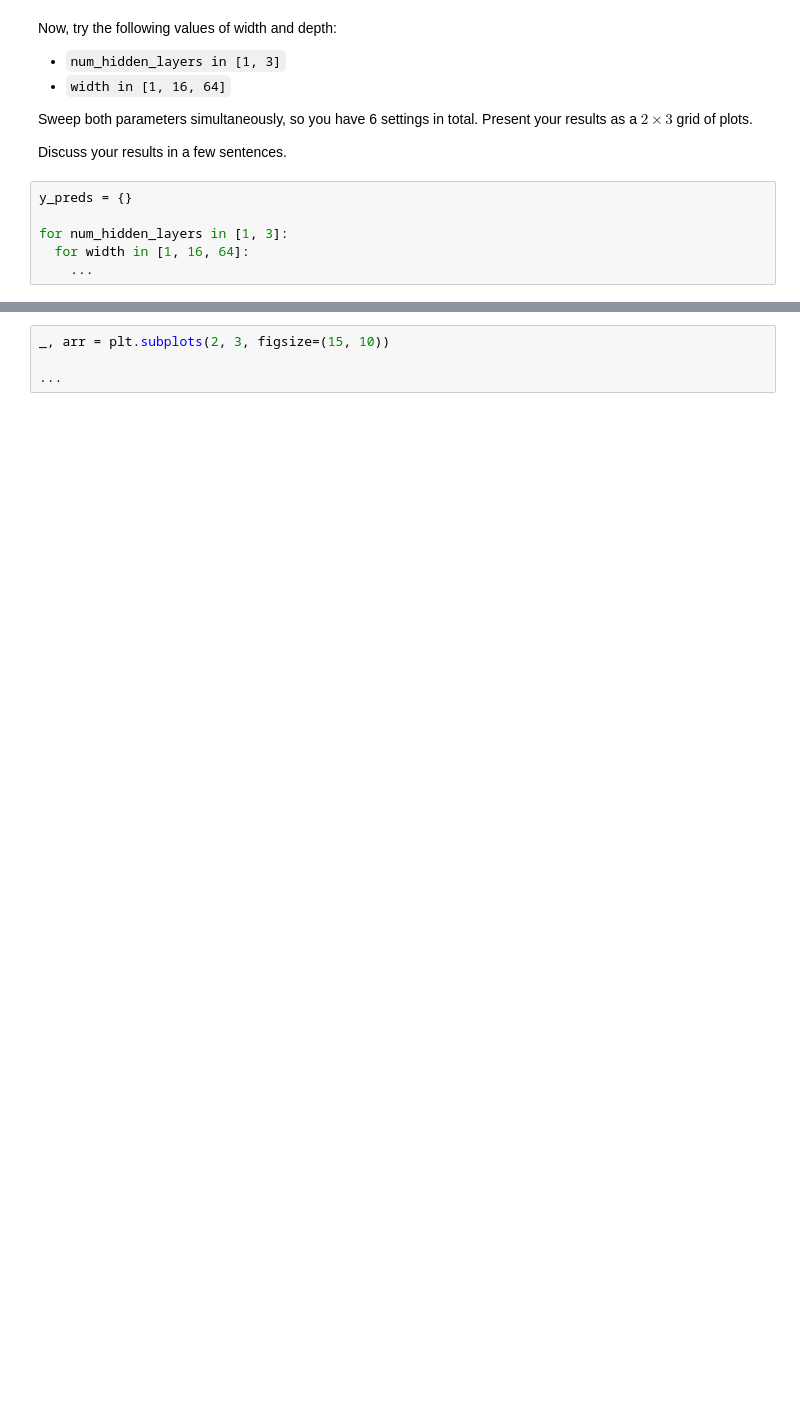
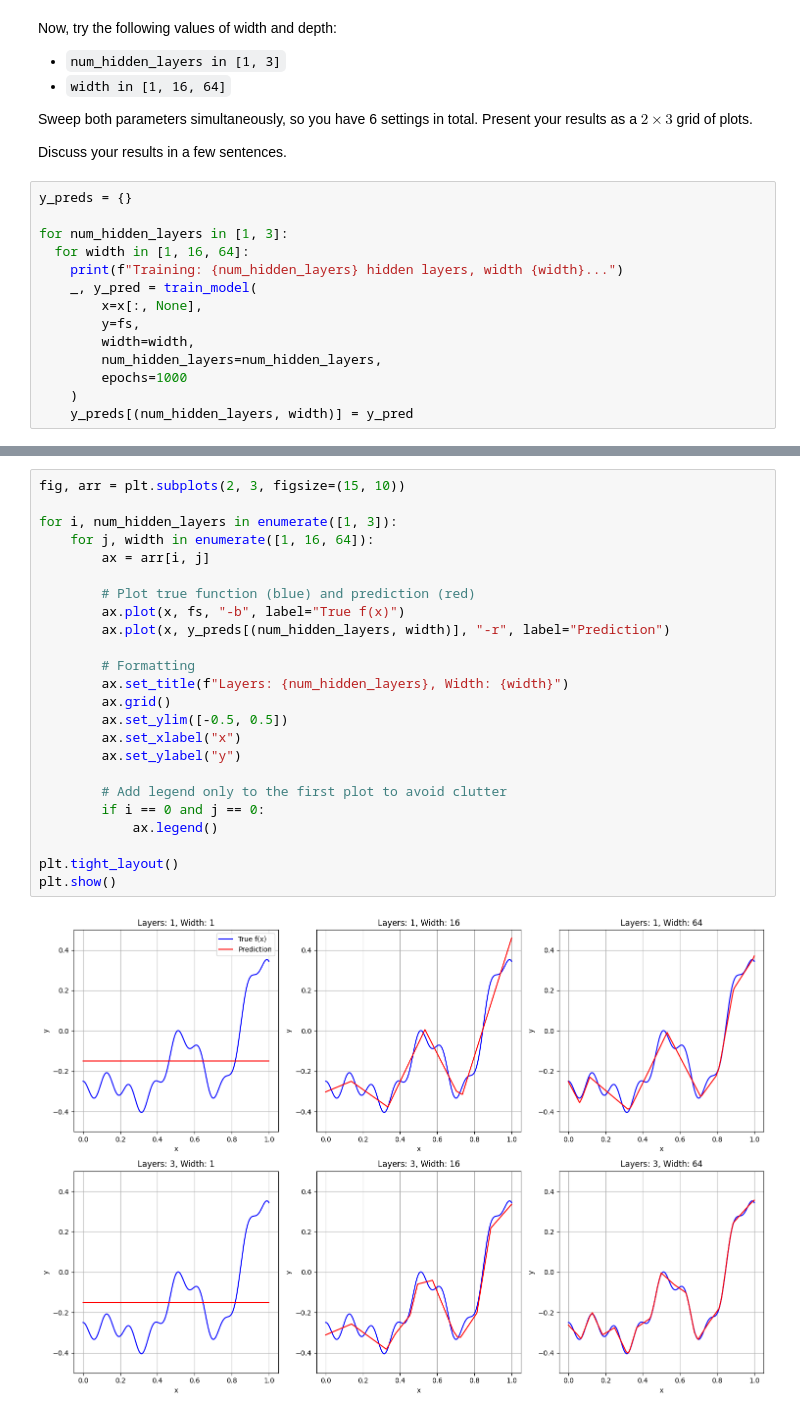
Before and after one commit to NeelGaji/CS-GY-6923-Machine-Learning, a Jupyter notebook: lab4_mlp.ipynb, the cells around one changed output, grey strips where cells are left out. Drawn from its saved outputs; the diff is of its cells as text; blank space fills up the shorter version.

```diff
--- a/lab4_mlp.ipynb
+++ b/lab4_mlp.ipynb
@@ -134,4 +167,12 @@ y_preds = {}
 
 for num_hidden_layers in [1, 3]:
   for width in [1, 16, 64]:
-    ...
+    print(f"Training: {num_hidden_layers} hidden layers, width {width}...")
+    _, y_pred = train_model(
+        x=x[:, None],
+        y=fs,
+        width=width,
+        num_hidden_layers=num_hidden_layers,
+        epochs=1000
+    )
+    y_preds[(num_hidden_layers, width)] = y_pred
@@ -138,4 +197,26 @@ for num_hidden_layers in [1, 3]:
-# %%
-_, arr = plt.subplots(2, 3, figsize=(15, 10))
-
-...
+# %%
+fig, arr = plt.subplots(2, 3, figsize=(15, 10))
+
+for i, num_hidden_layers in enumerate([1, 3]):
+    for j, width in enumerate([1, 16, 64]):
+        ax = arr[i, j]
+
+        # Plot true function (blue) and prediction (red)
+        ax.plot(x, fs, "-b", label="True f(x)")
+        ax.plot(x, y_preds[(num_hidden_layers, width)], "-r", label="Prediction")
+
+        # Formatting
+        ax.set_title(f"Layers: {num_hidden_layers}, Width: {width}")
+        ax.grid()
+        ax.set_ylim([-0.5, 0.5])
+        ax.set_xlabel("x")
+        ax.set_ylabel("y")
+
+        # Add legend only to the first plot to avoid clutter
+        if i == 0 and j == 0:
+            ax.legend()
+
+plt.tight_layout()
+plt.show()
+# %% [output]
+[figure, added]
```
Also changed, not shown: parts of 4 cells of this notebook.
